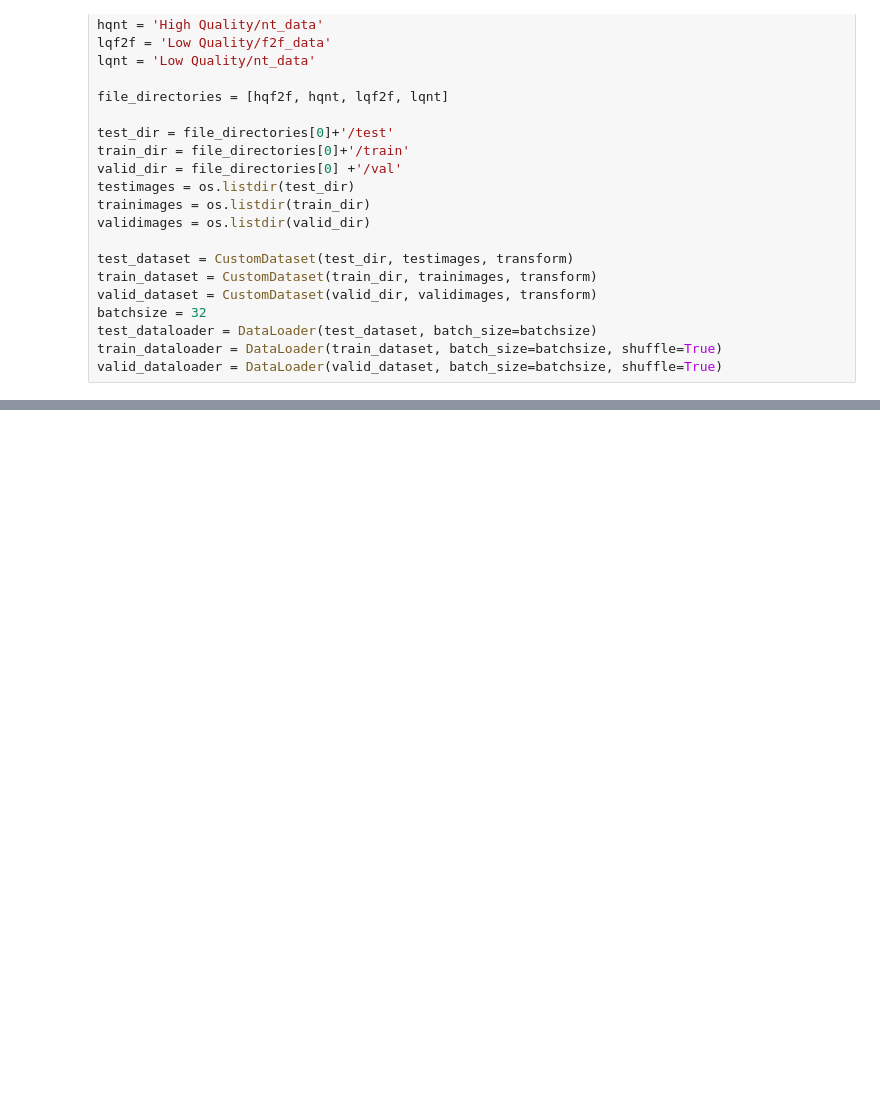
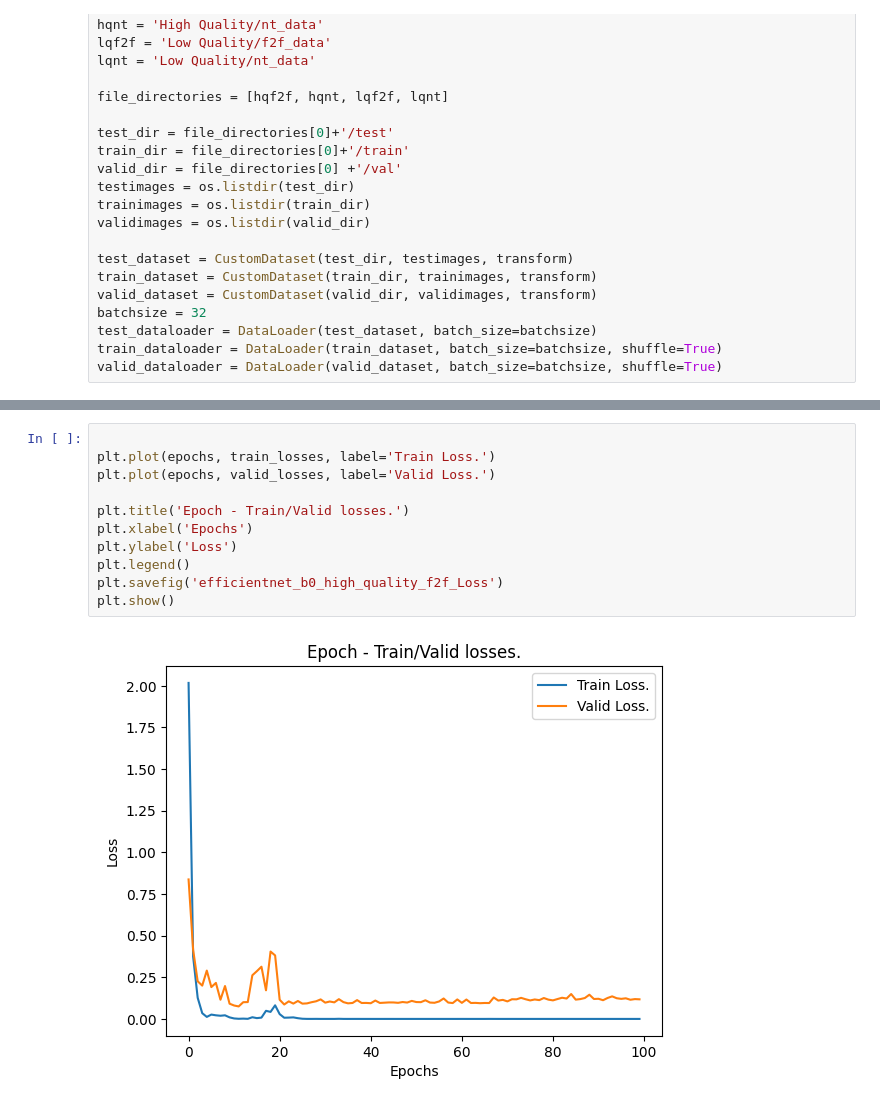
Before and after one commit to ilwoong100/deepfake, a Jupyter notebook: sample.ipynb, the cells around one changed output, grey strips where cells are left out. Saved outputs shown, nothing was run; the diff lists cells and outputs as text; blank space fills up the shorter version.

```diff
--- a/sample.ipynb
+++ b/sample.ipynb
@@ -163,0 +153,13 @@ with torch.no_grad():
+# %%
+
+plt.plot(epochs, train_losses, label='Train Loss.')
+plt.plot(epochs, valid_losses, label='Valid Loss.')
+
+plt.title('Epoch - Train/Valid losses.')
+plt.xlabel('Epochs')
+plt.ylabel('Loss')
+plt.legend()
+plt.savefig('efficientnet_b0_high_quality_f2f_Loss')
+plt.show()
+# %% [output]
+[figure, added]
```
Also changed, not shown: parts of 5 cells of this notebook.
